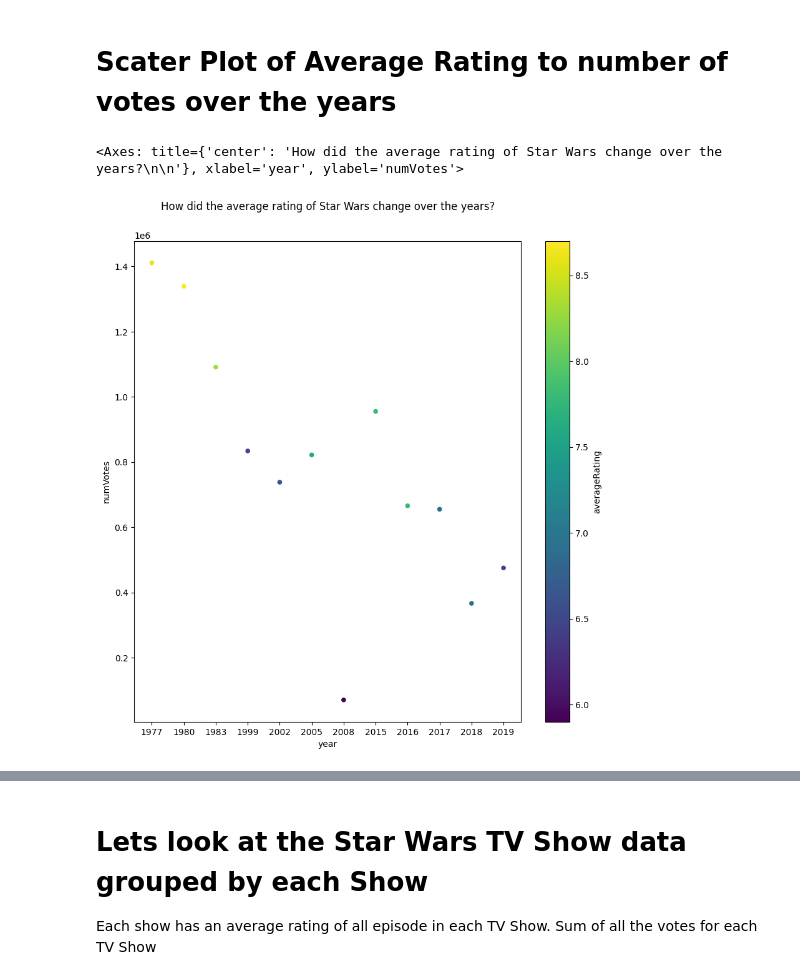
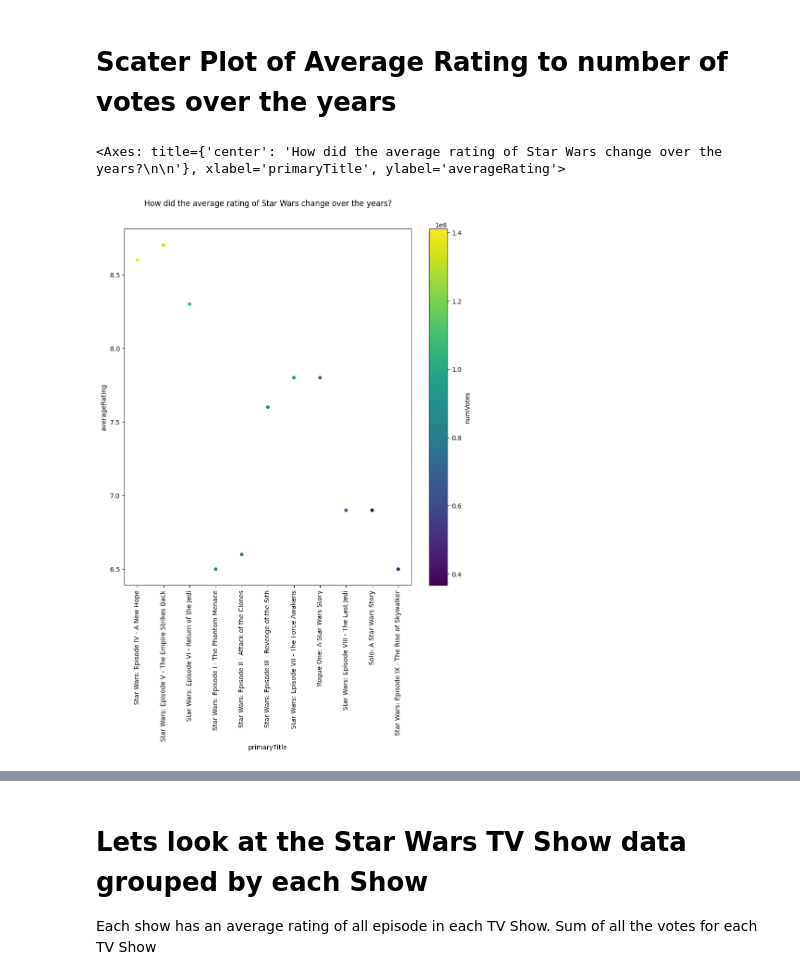
Before and after one commit to salamcast/IMDBnotebooks-DataAnalysis, a Jupyter notebook: imdb-star-wars-analysis.ipynb, the cells around one changed output, grey strips where cells are left out. Saved outputs shown, nothing was run; the diff lists cells and outputs as text; code cells hidden in the pictures.

```diff
--- a/imdb-star-wars-analysis.ipynb
+++ b/imdb-star-wars-analysis.ipynb
@@ -89,6 +89,7 @@ I was 5-6 when I first saw a New Hope and Empire Strikes Back.  I also read a lo
 # %%
-SW = IM.Videos.loc[ IM.Videos["primaryTitle"].str.contains("Star Wars") & (IM.Videos['titleType'] == 'movie') & (IM.Videos['numVotes'] > 1024)].dropna().drop(columns=['titleType', 'originalTitle', 'isAdult']).sort_values(by='year')
-
+SW = IM.Videos.loc[ IM.Videos["primaryTitle"].str.contains("Star Wars") & (IM.Videos['titleType'] == 'movie') & (IM.Videos['numVotes'] > 100000) ].dropna().drop(columns=['titleType', 'originalTitle', 'isAdult']).sort_values(by='year')
+SW['minutes'] = SW['minutes'].astype('int64', errors='ignore')
+SW['year'] = SW['year'].astype('int64', errors='ignore')
 SW
 # %% [output]
 |  | tconst | primaryTitle | year | minutes | genres | averageRating | numVotes |
@@ -128,8 +161,9 @@ SW.plot.bar(x='primaryTitle',
 # %%
-SW.plot.bar(x='primaryTitle',
-            y='numVotes',
-            xlabel="Votes for Star Wars Movies",
+#SW.plot.bar(x='primaryTitle',
+#            y='numVotes',
+#            xlabel="Votes for Star Wars Movies",
 #            logy = True,
 #            ylim = (SW.numVotes.min()-0.5, SW.numVotes.max()+5)
-           )
+#           )
+MovieRuntime(SW)
 # %% [output]
@@ -138,14 +172,16 @@ SW.plot.bar(x='primaryTitle',
 # %% [markdown]
 # Scater Plot of Average Rating to number of votes over the years
 # %%
-SW.plot.scatter(title="How did the average rating of Star Wars change over the years?\n\n",
-                x='year',
-                      y='numVotes',
-                      c='averageRating',
-                      colormap='viridis',
-                #logy=True,
-                figsize=(10, 10)
-               )
+SW.plot.scatter(
+    title="How did the average rating of Star Wars change over the years?\n\n",
+    x='primaryTitle',
+    c='numVotes',
+    y='averageRating',
+    colormap='viridis',
+    rot=90,
+    #logy=True,
+    figsize=(10, 10)
+)
 # %% [output]
-<Axes: title={'center': 'How did the average rating of Star Wars change over the years?\n\n'}, xlabel='year', ylabel='numVotes'>
+<Axes: title={'center': 'How did the average rating of Star Wars change over the years?\n\n'}, xlabel='primaryTitle', ylabel='averageRating'>
-[figure, old version]
+[figure, new version]
```
Also changed, not shown: parts of 50 cells of this notebook.
